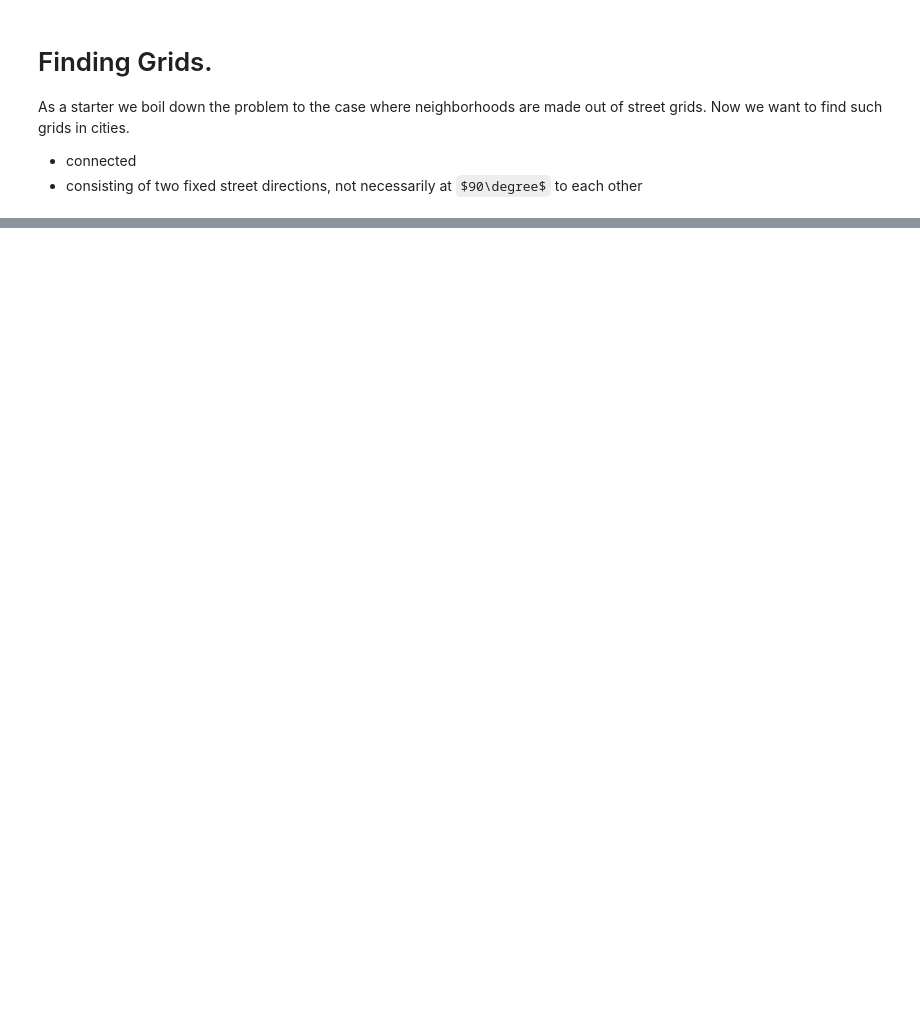
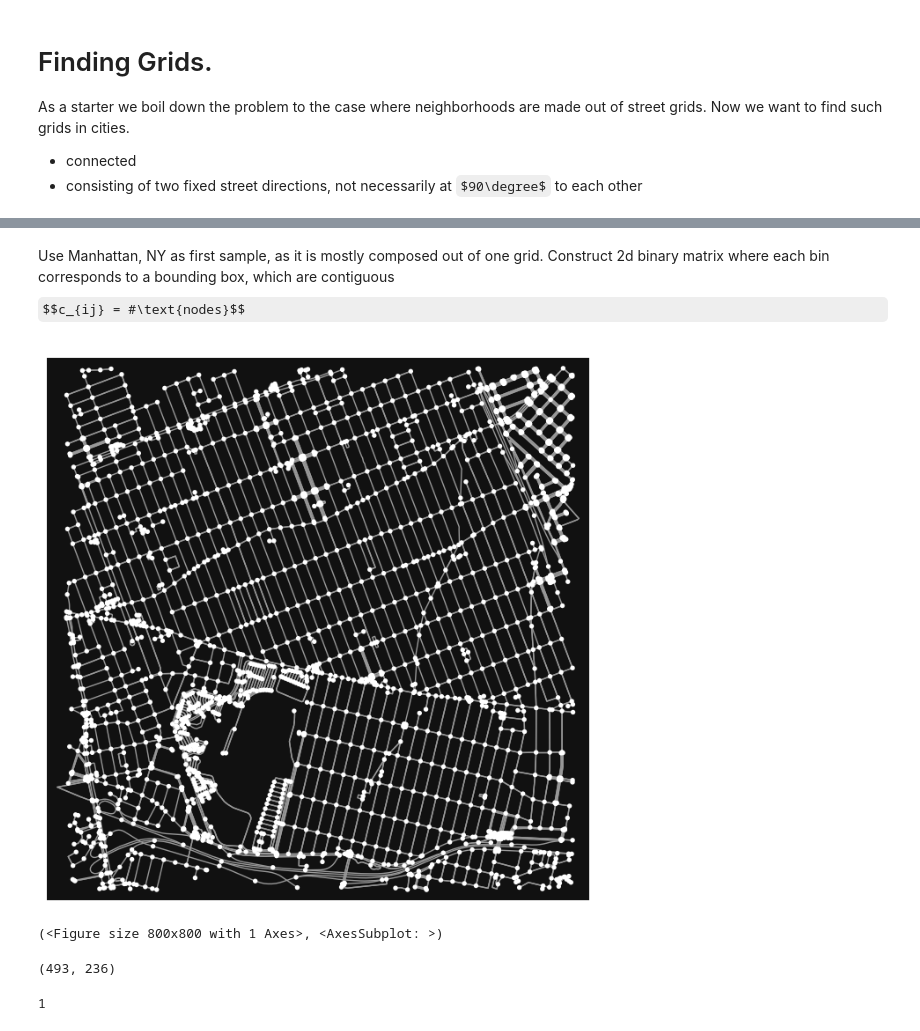
Before and after one commit to NERDSITU/superblockify, a Jupyter notebook: TestingNotebooks/20221025-Find_Grids.ipynb, the cells around one changed output, grey strips where cells are left out. Cells and saved outputs as stored; diff of their text form; code cells hidden in the pictures; some formulas as TeX source; blank space fills up the shorter version.

```diff
--- a/TestingNotebooks/20221025-Find_Grids.ipynb
+++ b/TestingNotebooks/20221025-Find_Grids.ipynb
@@ -23,0 +159,5 @@ ox.plot_folium(G)
+# %% [markdown]
+Use Manhattan, NY as first sample, as it is mostly composed out of one grid.
+Construct 2d binary matrix where each bin corresponds to a bounding box,
+which are contiguous
+$$c_{ij} = #\text{nodes}$$
@@ -23,0 +166,40 @@ ox.plot_folium(G)
+# %%
+G = ox.graph_from_bbox(40.69534,40.66393,-73.84473,-73.80452)
+# %%
+ox.plot_graph(G)
+# %% [output]
+[figure, added]
+(<Figure size 800x800 with 1 Axes>, <AxesSubplot: >)
+# %%
+coordinates = np.reshape([n[1][key] for n in G.nodes.data()
+                          for key in ('y', 'x')], (-1, 2))
+bbox_coord = (coordinates[:, 0].max(), coordinates[:, 0].min(),
+              coordinates[:, 1].max(), coordinates[:, 1].min())
+delta_lat_long = (ox.distance.great_circle_vec(bbox_coord[0],
+                                               sum(bbox_coord[2:]) / 2,
+                                               bbox_coord[1],
+                                               sum(bbox_coord[2:]) / 2),
+                  ox.distance.great_circle_vec(sum(bbox_coord[:2]) / 2,
+                                               bbox_coord[2],
+                                               sum(bbox_coord[:2]) / 2,
+                                               bbox_coord[3])
+                  )  # in meter
+bin_width = 40.0  # in meter
+shape = tuple(ceil(d / bin_width) for d in delta_lat_long)
+# # Enlarge bbox_coord by a bin width
+# bin_width_lat_long = ((bbox_coord[0] - bbox_coord[1]) / (shape[0]),
+#                       (bbox_coord[2] - bbox_coord[3]) / (shape[1]))
+# bbox_coord = (bbox_coord[0] + bin_width_lat_long[0] / 2,
+#               bbox_coord[1] - bin_width_lat_long[0] / 2,
+#               bbox_coord[2] + bin_width_lat_long[1] / 2,
+#               bbox_coord[3] - bin_width_lat_long[1] / 2)
+shape
+# %% [output]
+(493, 236)
+# %%
+c, edges = np.histogramdd(coordinates, bins=shape)
+c = c.transpose()
+c = (c > 0) * 1
+c.max()
+# %% [output]
+1
```
Also changed, not shown: parts of 20 cells of this notebook, 1 other file.
